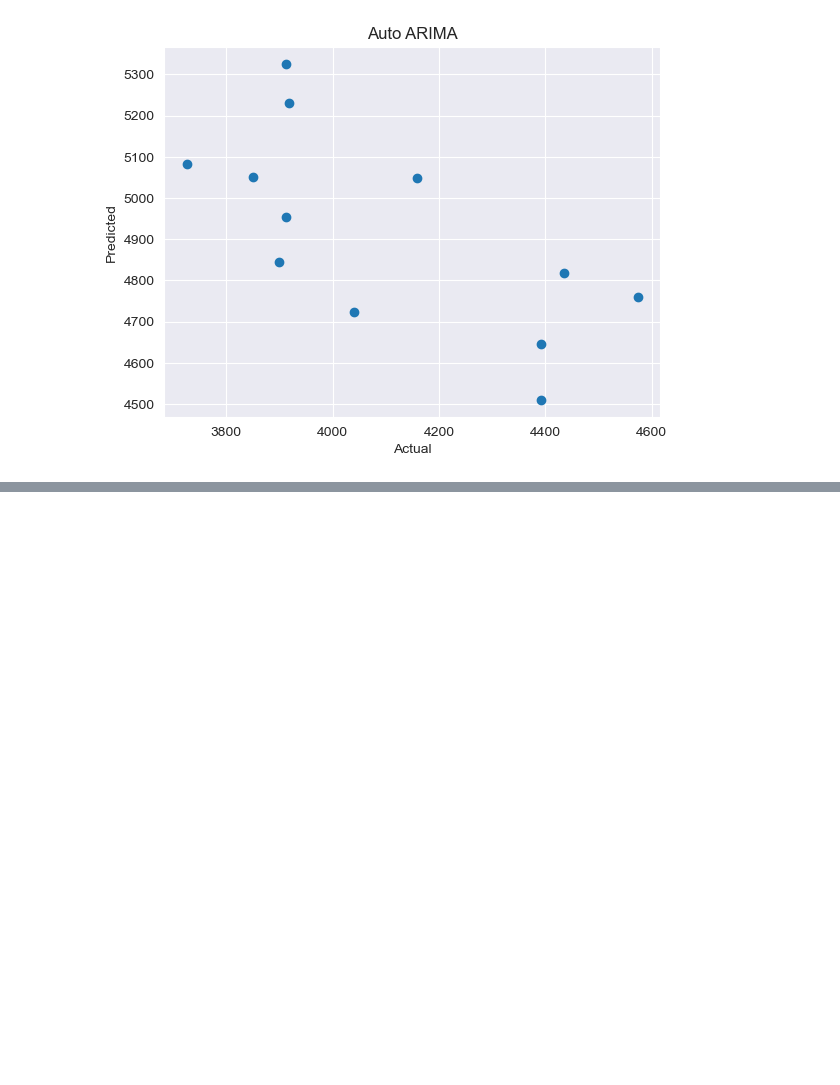
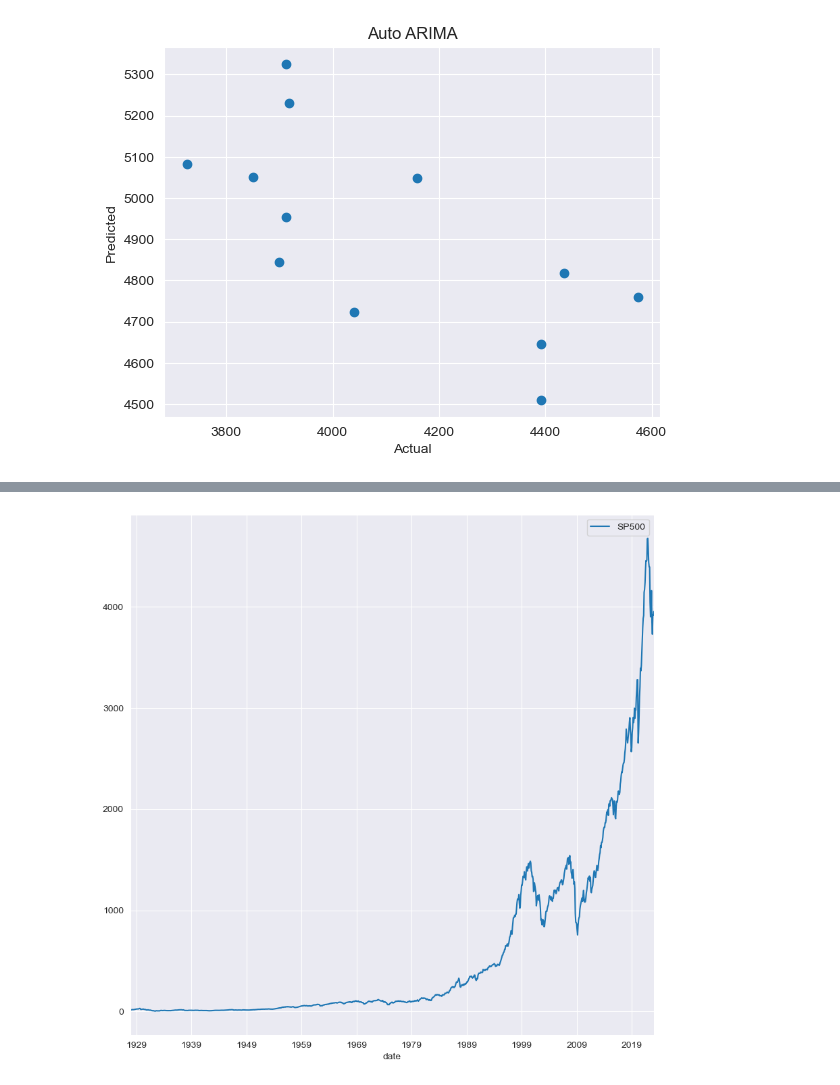
Before and after one commit to Amethyst1016/DATA534_Project, a Jupyter notebook: models.ipynb, the cells around one changed output, grey strips where cells are left out. Cells and saved outputs as stored; diff of their text form; code cells hidden in the pictures; blank space fills up the shorter version.

```diff
--- a/models.ipynb
+++ b/models.ipynb
@@ -350,0 +353,18 @@ alt.Chart(MSE).mark_bar().encode(
+# %%
+#### Fit an ARIMA (AutoRegressive Integrated Moving Average) model on SP500_whole dataset
+
+### Data Wrangling
+SP500_whole = pd.read_csv('data/SP500_whole.csv') # per day from 1927-12-30 to 2023-01-27, total 23883 observations
+
+SP500_whole = SP500_whole.rename({'Date':'date'}, axis=1)
+format_date(SP500_whole)
+# Calculate the average value for each month for column 'Close'
+SP500_whole = SP500_whole.groupby('date').mean()
+# Subset the DataFrame with dates between 2016-01 and 2022-12
+#SP500 = SP500['2016-01':'2022-12']
+# Only keep the column 'Close'
+SP500_whole = SP500_whole[['Close']]
+# Rename the column 'Close' to 'SP500'
+SP500_whole.rename(columns={'Close': 'SP500'}, inplace=True)
+
+SP500_whole # per month from 1927-12 to 2023-01, total 1142 observations
@@ -350,0 +386,6 @@ alt.Chart(MSE).mark_bar().encode(
+# %%
+# Make a plot of SP500_whole
+SP500_whole.plot(subplots=True, figsize=(10, 10))
+plt.show()
+# %% [output]
+[figure, added]
```
Also changed, not shown: parts of 11 cells of this notebook, 3 other files.
